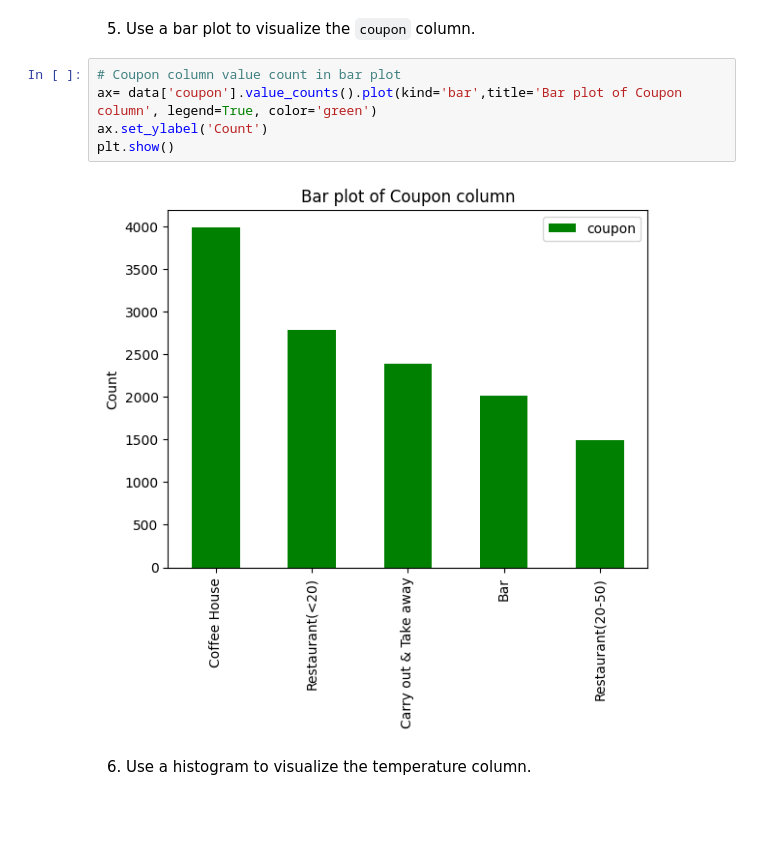
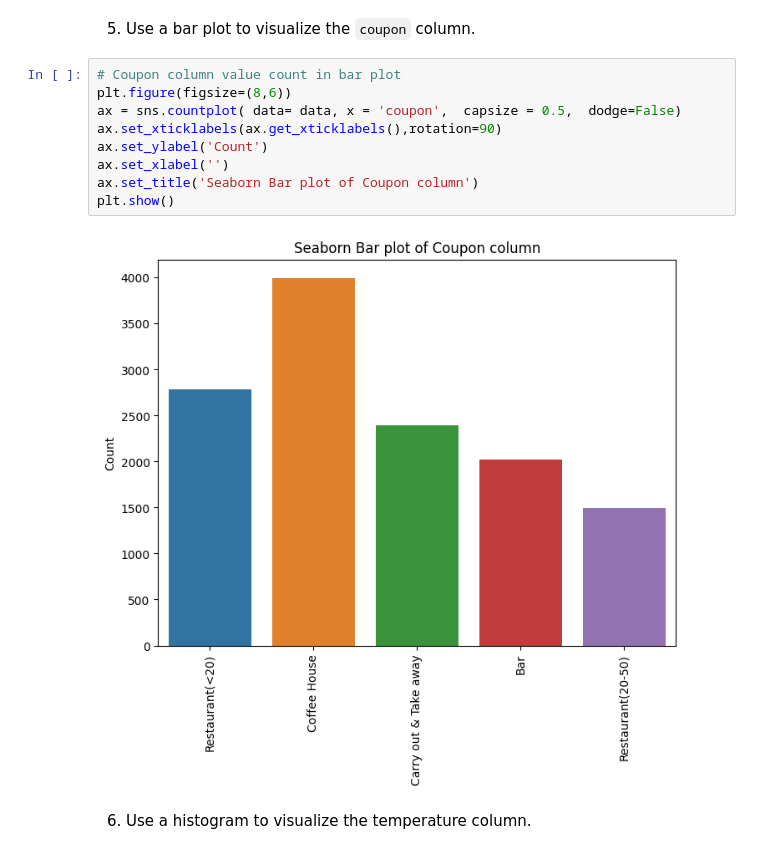
Before and after one commit to muralikandan/aiml-assignment-5, a Jupyter notebook: prompt.ipynb, the cells around one changed output. Saved outputs shown, nothing was run; the diff lists cells and outputs as text; blank space fills up the shorter version.

```diff
--- a/prompt.ipynb
+++ b/prompt.ipynb
@@ -231,11 +187,15 @@ The proportion of the total observations chose to accept the coupon : 56.84%
 5. Use a bar plot to visualize the `coupon` column.
 # %%
 # Coupon column value count in bar plot
-ax= data['coupon'].value_counts().plot(kind='bar',title='Bar plot of Coupon column', legend=True, color='green')
+plt.figure(figsize=(8,6))
+ax = sns.countplot( data= data, x = 'coupon',  capsize = 0.5,  dodge=False)
+ax.set_xticklabels(ax.get_xticklabels(),rotation=90)
 ax.set_ylabel('Count')
+ax.set_xlabel('')
+ax.set_title('Seaborn Bar plot of Coupon column')
 plt.show()
 # %% [output]
-[figure, old version]
+[figure, new version]
 # %% [markdown]
 6. Use a histogram to visualize the temperature column.
 # %%
```
Also changed, not shown: parts of 4 cells of this notebook.
